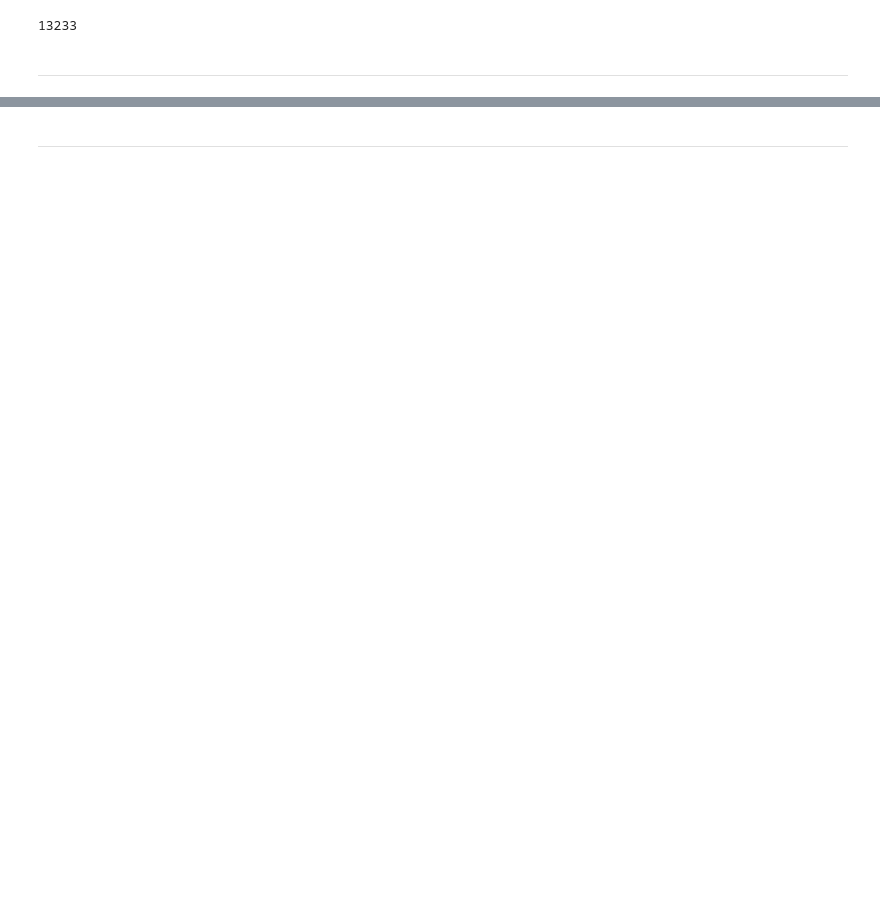
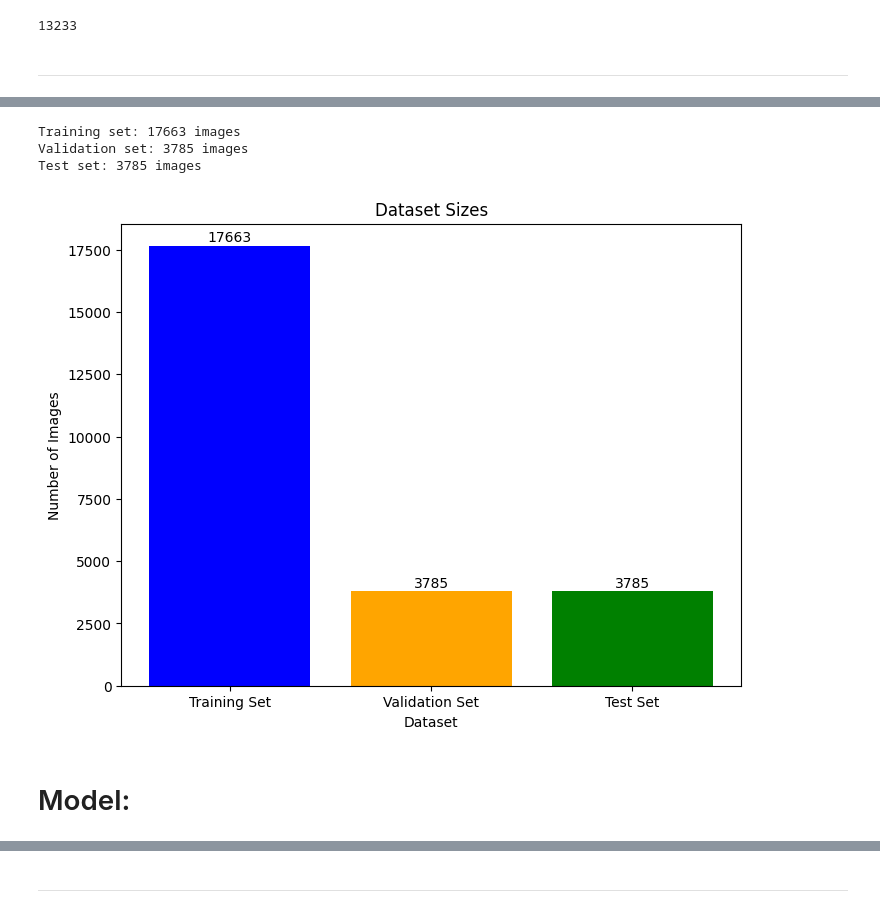
Before and after one commit to aramirezfr/Facial-Recognition-with-Deep-Learning-Neural-Networks, a Jupyter notebook: Facial_Recognition_using_CNN.ipynb, the cells around one changed output, grey strips where cells are left out. Cells and saved outputs as stored; diff of their text form; code cells hidden in the pictures; blank space fills up the shorter version.

```diff
--- a/Facial_Recognition_using_CNN.ipynb
+++ b/Facial_Recognition_using_CNN.ipynb
@@ -106,0 +200,8 @@ len(object_jpg_files)
+# %%
+#creating labels for each set
+face_labels = [1] * len(face_jpg_files)  #positive class for faces
+tinyobject_labels = [0] * len(tinyobject_jpg_files)  #negative class for objects
+
+#combine lists and labels
+all_images = face_jpg_files + tinyobject_jpg_files
+all_labels = face_labels + tinyobject_labels
@@ -106,0 +231,10 @@ len(object_jpg_files)
+# %%
+from sklearn.model_selection import train_test_split
+#first split
+X_train, X_temp, y_train, y_temp = train_test_split(
+    all_images, all_labels, test_size=0.3, random_state=42, stratify=all_labels
+)
+#second split
+X_val, X_test, y_val, y_test = train_test_split(
+    X_temp, y_temp, test_size=0.5, random_state=42, stratify=y_temp
+)
@@ -106,0 +246,31 @@ len(object_jpg_files)
+# %%
+print(f"Training set: {len(X_train)} images")
+print(f"Validation set: {len(X_val)} images")
+print(f"Test set: {len(X_test)} images")
+# %% [output]
+Training set: 17663 images
+Validation set: 3785 images
+Test set: 3785 images
+# %%
+#sizes of each dataset
+train_size = len(X_train)
+val_size = len(X_val)
+test_size = len(X_test)
+
+#labels and sizes
+categories = ['Training Set', 'Validation Set', 'Test Set']
+sizes = [train_size, val_size, test_size]
+
+#plotting the bar graph
+plt.figure(figsize=(8, 6))
+plt.bar(categories, sizes, color=['blue', 'orange', 'green'])
+plt.title('Dataset Sizes')
+plt.xlabel('Dataset')
+plt.ylabel('Number of Images')
+
+#display the values on top of the bars
+for i, size in enumerate(sizes):
+    plt.text(i, size + max(sizes) * 0.01, str(size), ha='center')
+plt.show()
+# %% [output]
+[figure, added]
@@ -106,0 +308,2 @@ len(object_jpg_files)
+# %% [markdown]
+# Model:
```
Also changed, not shown: parts of 63 cells of this notebook.
